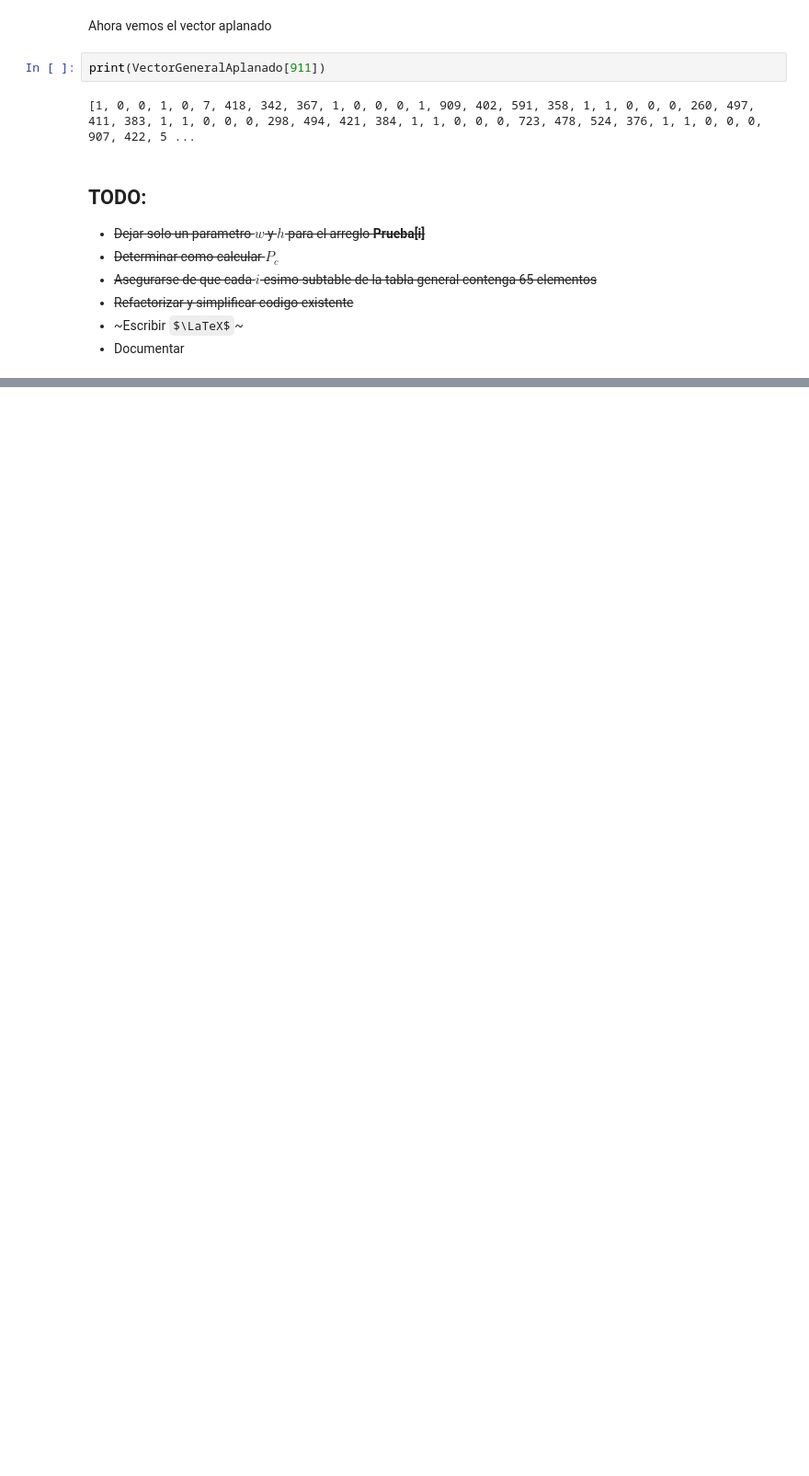
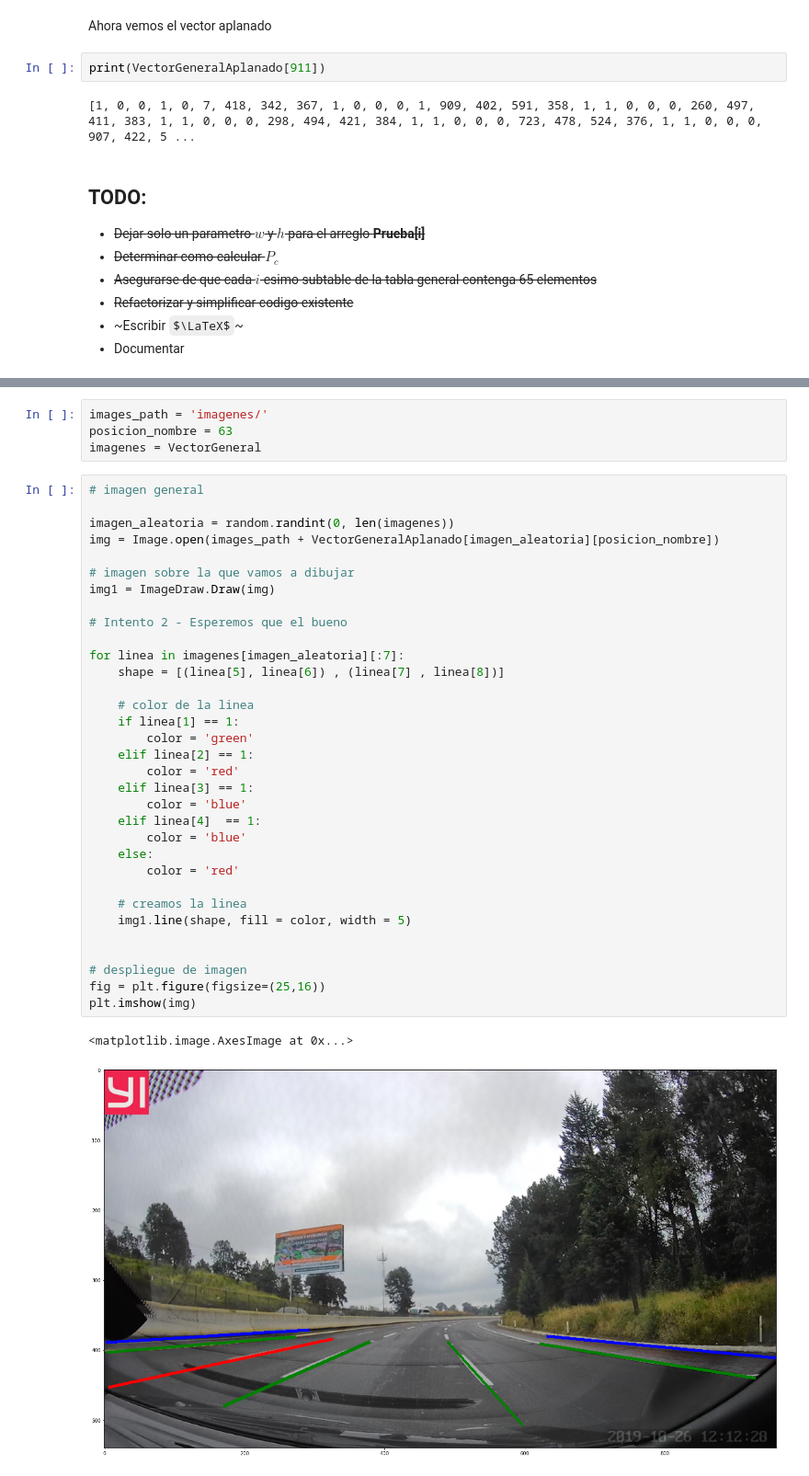
Before and after one commit to iMarioSL/Lineas-Carril, a Jupyter notebook: Datos.ipynb, the cells around one changed output, grey strips where cells are left out. Shown at 92% size. Drawn from its saved outputs; the diff is of its cells as text; some formulas as TeX source; blank space fills up the shorter version.

Commit message:
desplegado_lineas

```diff
--- a/Datos.ipynb
+++ b/Datos.ipynb
@@ -151,0 +159,40 @@ print(VectorGeneralAplanado[911])
+# %%
+images_path = 'imagenes/'
+posicion_nombre = 63
+imagenes = VectorGeneral
+# %%
+# imagen general
+
+imagen_aleatoria = random.randint(0, len(imagenes))
+img = Image.open(images_path + VectorGeneralAplanado[imagen_aleatoria][posicion_nombre])
+
+# imagen sobre la que vamos a dibujar
+img1 = ImageDraw.Draw(img)
+
+# Intento 2 - Esperemos que el bueno
+
+for linea in imagenes[imagen_aleatoria][:7]:
+    shape = [(linea[5], linea[6]) , (linea[7] , linea[8])]
+
+    # color de la linea
+    if linea[1] == 1:
+        color = 'green'
+    elif linea[2] == 1:
+        color = 'red'
+    elif linea[3] == 1:
+        color = 'blue'
+    elif linea[4]  == 1:
+        color = 'blue'
+    else:
+        color = 'red'
+
+    # creamos la linea
+    img1.line(shape, fill = color, width = 5)
+
+
+# despliegue de imagen
+fig = plt.figure(figsize=(25,16))
+plt.imshow(img)
+# %% [output]
+<matplotlib.image.AxesImage at 0x...>
+[figure, added]
```
Also changed, not shown: parts of 6 cells of this notebook.
